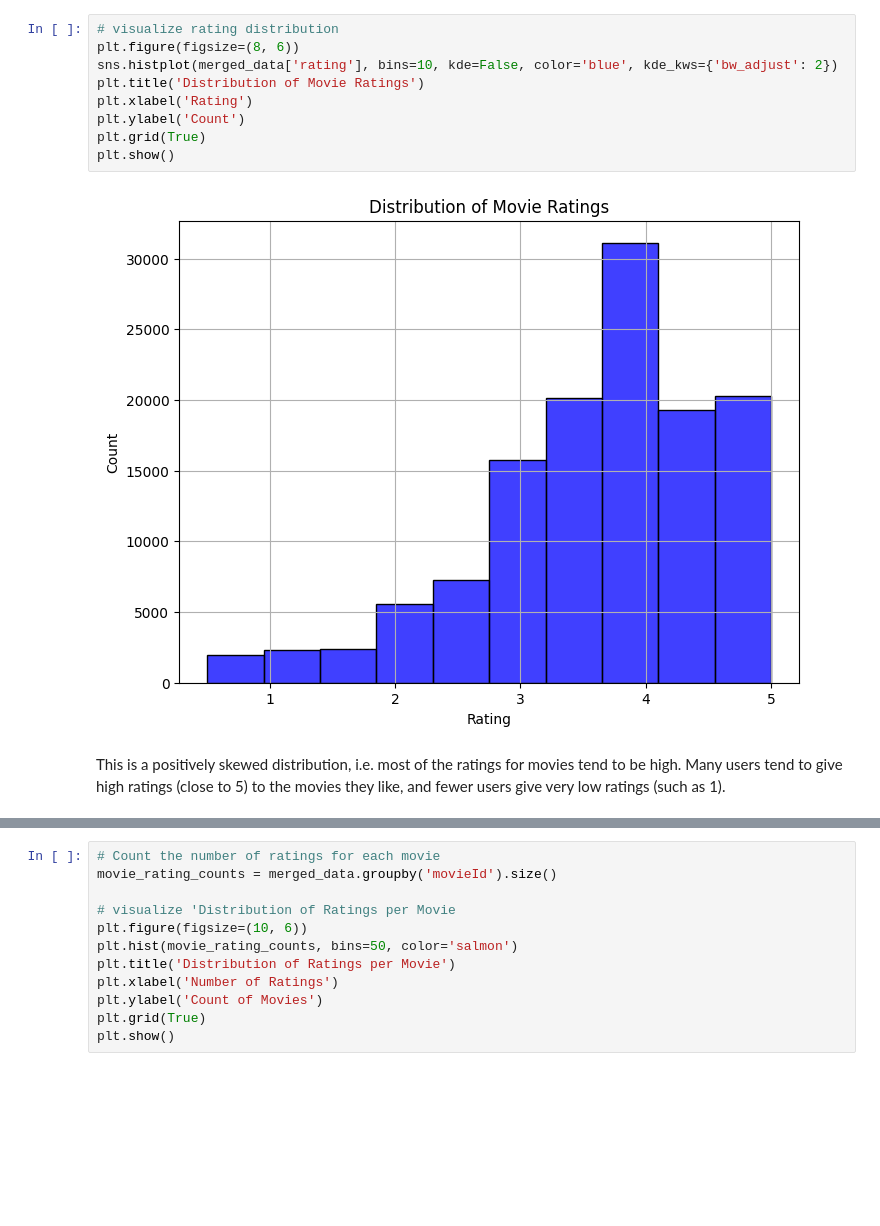
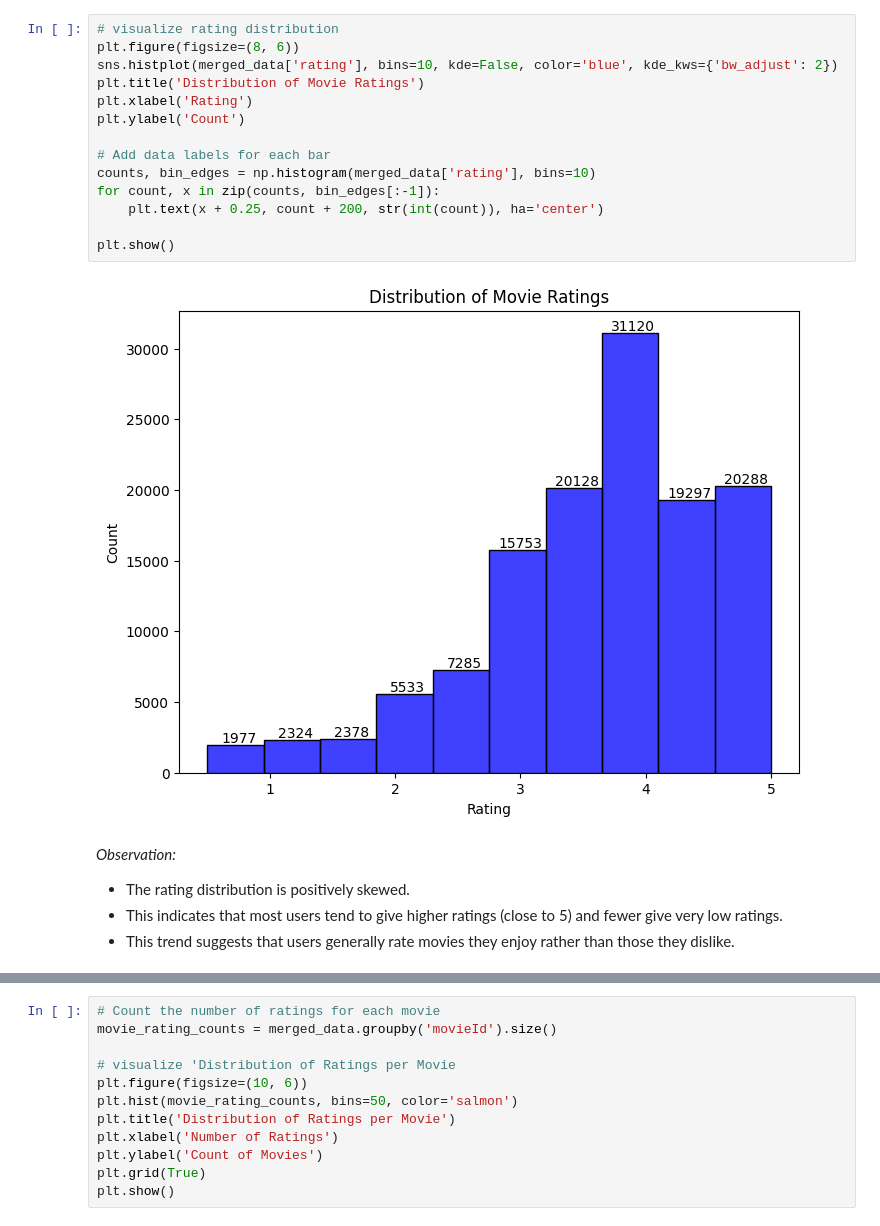
Before and after one commit to Charlottecool/Neural-Network-and-NLP-Based-Movie-Recommendation-System, a Jupyter notebook: Neural Network and NLP-Based Movie Recommendation System.ipynb, the cells around one changed output, grey strips where cells are left out. Drawn from its saved outputs; the diff is of its cells as text; blank space fills up the shorter version.

```diff
--- a/Neural Network and NLP-Based Movie Recommendation System.ipynb
+++ b/Neural Network and NLP-Based Movie Recommendation System.ipynb
@@ -210,13 +171,21 @@ merged_data.head()
 # %%
 # visualize rating distribution
 plt.figure(figsize=(8, 6))
 sns.histplot(merged_data['rating'], bins=10, kde=False, color='blue', kde_kws={'bw_adjust': 2})
 plt.title('Distribution of Movie Ratings')
 plt.xlabel('Rating')
 plt.ylabel('Count')
-plt.grid(True)
+
+# Add data labels for each bar
+counts, bin_edges = np.histogram(merged_data['rating'], bins=10)
+for count, x in zip(counts, bin_edges[:-1]):
+    plt.text(x + 0.25, count + 200, str(int(count)), ha='center')
+
 plt.show()
 # %% [output]
-[figure, old version]
+[figure, new version]
 # %% [markdown]
-This is a positively skewed distribution, i.e. most of the ratings for movies tend to be high. Many users tend to give high ratings (close to 5) to the movies they like, and fewer users give very low ratings (such as 1).
+*Observation:*
+- The rating distribution is positively skewed.
+- This indicates that most users tend to give higher ratings (close to 5) and fewer give very low ratings.
+- This trend suggests that users generally rate movies they enjoy rather than those they dislike.
```
Also changed, not shown: parts of 110 cells of this notebook.
